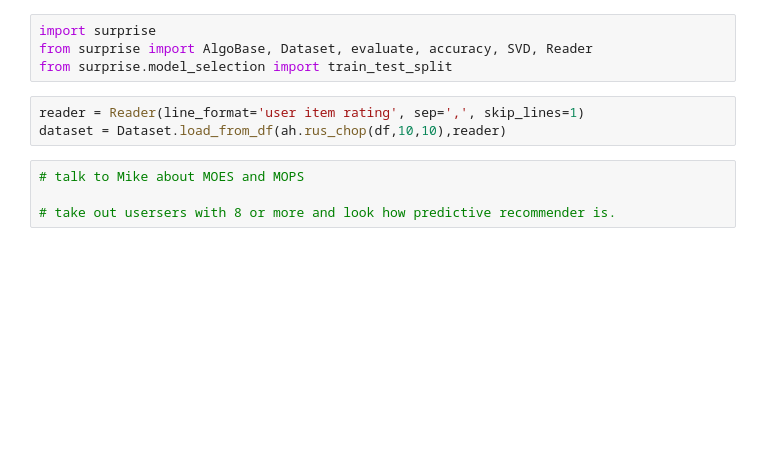
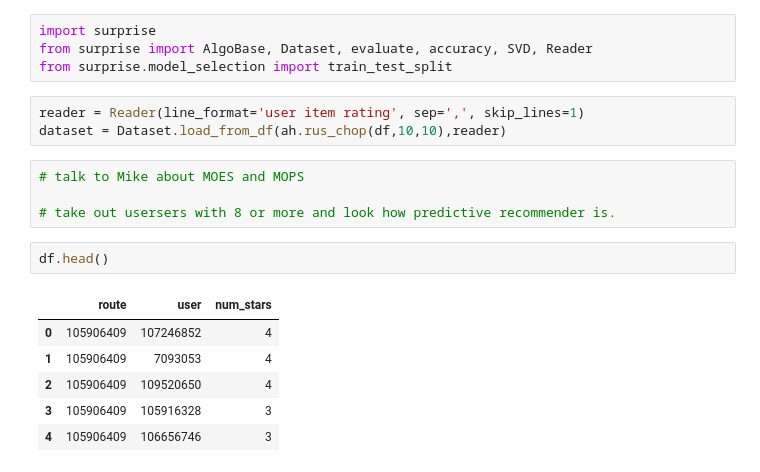
Before and after one commit to sailskisurf23/MtProj, a Jupyter notebook: 5_analysis/analyze_rus.ipynb, the cells around one changed output. Saved outputs shown, nothing was run; the diff lists cells and outputs as text; blank space fills up the shorter version.

```diff
--- a/5_analysis/analyze_rus.ipynb
+++ b/5_analysis/analyze_rus.ipynb
@@ -77,3 +77,12 @@ dataset = Dataset.load_from_df(ah.rus_chop(df,10,10),reader)
 # talk to Mike about MOES and MOPS
 
 # take out usersers with 8 or more and look how predictive recommender is.
+# %%
+df.head()
+# %% [output]
+|  | route | user | num_stars |
+| 0 | 105906409 | 107246852 | 4 |
+| 1 | 105906409 | 7093053 | 4 |
+| 2 | 105906409 | 109520650 | 4 |
+| 3 | 105906409 | 105916328 | 3 |
+| 4 | 105906409 | 106656746 | 3 |
```
Also changed, not shown: 13 other files.
